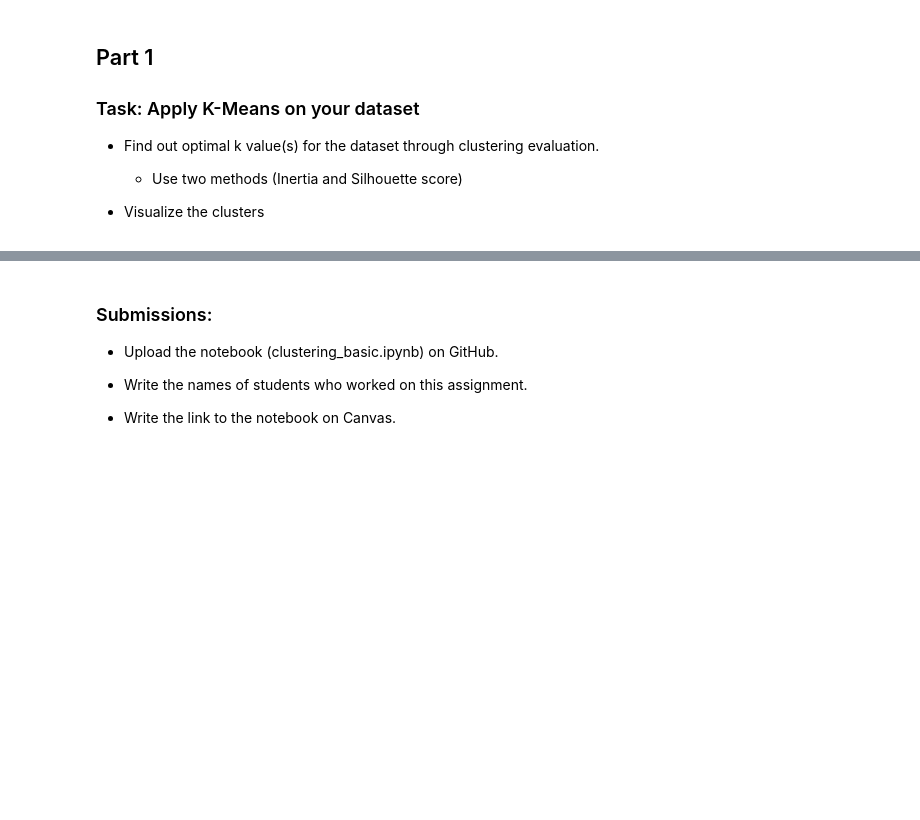
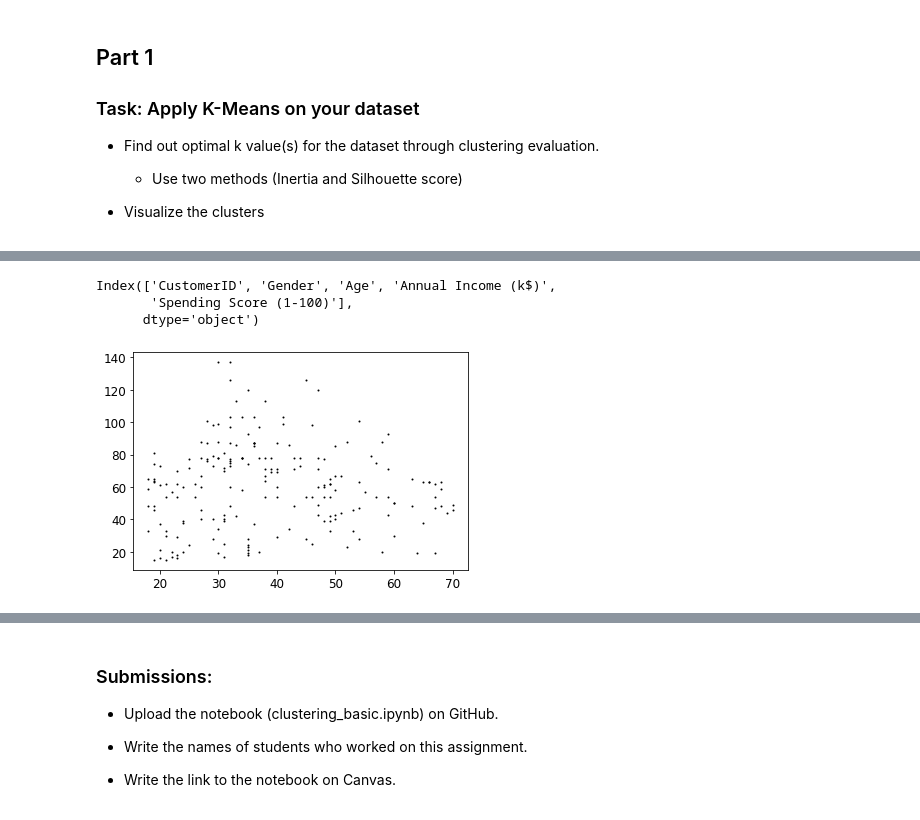
Before and after one commit to sonalidesarda/ClusteringDemo, a Jupyter notebook: clustering_basic.ipynb, the cells around one changed output, grey strips where cells are left out. Drawn from its saved outputs; the diff is of its cells as text; code cells hidden in the pictures; blank space fills up the shorter version.

Commit message:
Updated K-Means Clustering for Mall_Customers Dataset

```diff
--- a/clustering_basic.ipynb
+++ b/clustering_basic.ipynb
@@ -502,0 +660,8 @@ plt.show()
+# %%
+import pandas as pd
+import numpy as np
+import matplotlib.pyplot as plt
+%matplotlib inline
+
+data = pd.read_csv("./data/Mall_Customers.csv")
+data.head()
@@ -502,0 +690,3 @@ plt.show()
+# %%
+#Create deep_copy before next stage
+df = data.copy(deep=True)
@@ -502,0 +702,13 @@ plt.show()
+# %%
+print(data.columns)
+# %% [output]
+Index(['CustomerID', 'Gender', 'Age', 'Annual Income (k$)',
+       'Spending Score (1-100)'],
+      dtype='object')
+# %%
+X_df = df[['Age','Annual Income (k$)']].values
+y_df = df[['Spending Score (1-100)']]
+
+plot_data(X_df)
+# %% [output]
+[figure, added]
```
Also changed, not shown: parts of 53 cells of this notebook, 3 other files.
